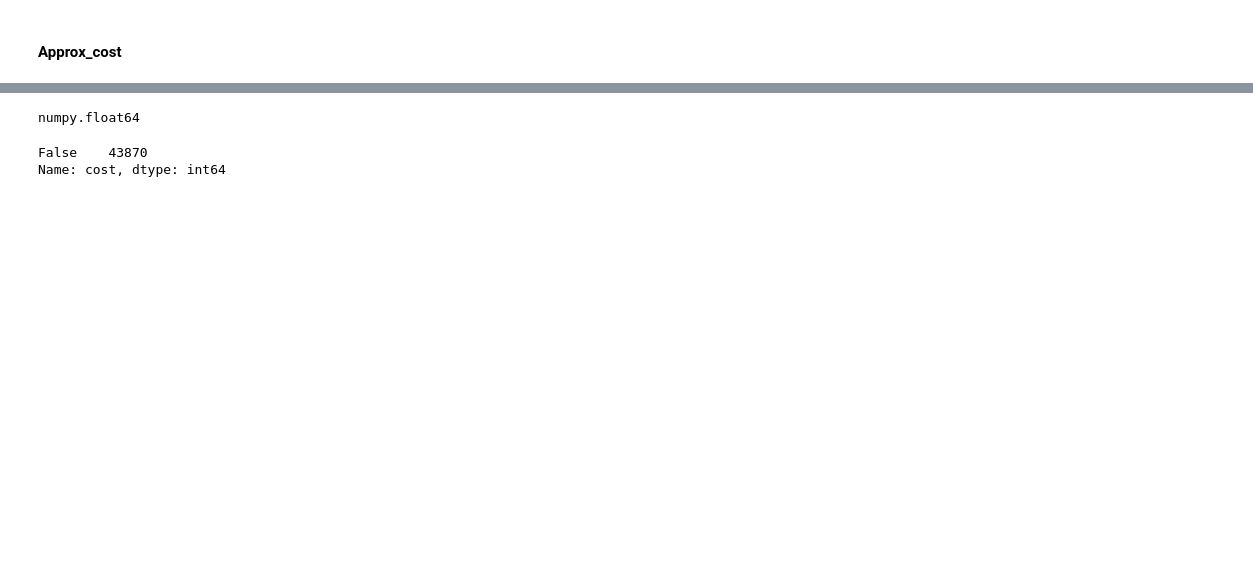
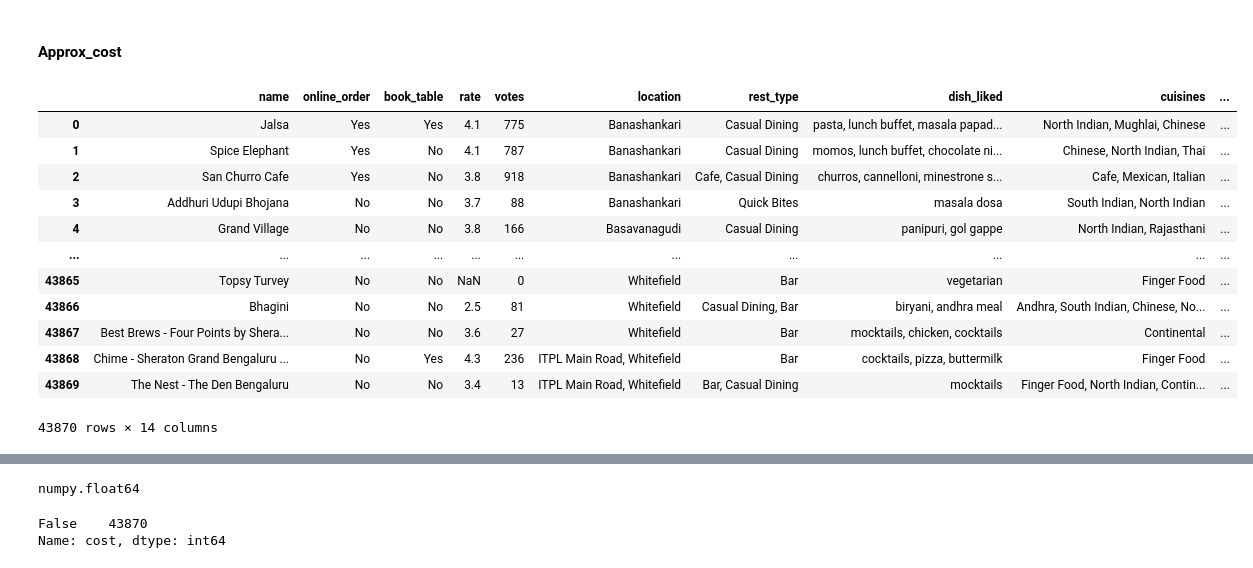
Before and after one commit to remre/datavisu, a Jupyter notebook: sample.ipynb, the cells around one changed output, grey strips where cells are left out. Saved outputs shown, nothing was run; the diff lists cells and outputs as text; code cells hidden in the pictures; blank space fills up the shorter version.

```diff
--- a/sample.ipynb
+++ b/sample.ipynb
@@ -367,7 +395,21 @@ df3 = df2.copy()
 # %%
 df3.dropna(inplace=True,subset='cost')
 # %%
-df3.reset_index(inplace=True)
+df3.reset_index(drop=True)
+# %% [output]
+|  | name | online_order | book_table | rate | votes | location | rest_type | dish_liked | cuisines | ... |
+| 0 | Jalsa | Yes | Yes | 4.1 | 775 | Banashankari | Casual Dining | pasta, lunch buffet, masala papad... | North Indian, Mughlai, Chinese | ... |
+| 1 | Spice Elephant | Yes | No | 4.1 | 787 | Banashankari | Casual Dining | momos, lunch buffet, chocolate ni... | Chinese, North Indian, Thai | ... |
+| 2 | San Churro Cafe | Yes | No | 3.8 | 918 | Banashankari | Cafe, Casual Dining | churros, cannelloni, minestrone s... | Cafe, Mexican, Italian | ... |
+| 3 | Addhuri Udupi Bhojana | No | No | 3.7 | 88 | Banashankari | Quick Bites | masala dosa | South Indian, North Indian | ... |
+| 4 | Grand Village | No | No | 3.8 | 166 | Basavanagudi | Casual Dining | panipuri, gol gappe | North Indian, Rajasthani | ... |
+| ... | ... | ... | ... | ... | ... | ... | ... | ... | ... | ... |
+| 43865 | Topsy Turvey | No | No | NaN | 0 | Whitefield | Bar | vegetarian | Finger Food | ... |
+| 43866 | Bhagini | No | No | 2.5 | 81 | Whitefield | Casual Dining, Bar | biryani, andhra meal | Andhra, South Indian, Chinese, No... | ... |
+| 43867 | Best Brews - Four Points by Shera... | No | No | 3.6 | 27 | Whitefield | Bar | mocktails, chicken, cocktails | Continental | ... |
+| 43868 | Chime - Sheraton Grand Bengaluru ... | No | Yes | 4.3 | 236 | ITPL Main Road, Whitefield | Bar | cocktails, pizza, buttermilk | Finger Food | ... |
+| 43869 | The Nest - The Den Bengaluru | No | No | 3.4 | 13 | ITPL Main Road, Whitefield | Bar, Casual Dining | mocktails | Finger Food, North Indian, Contin... | ... |
+43870 rows × 14 columns
 # %%
 df3['cost'] = df3['cost'].astype(str).apply(lambda x: x.replace(',', ''))
 # %%
```
Also changed, not shown: parts of 56 cells of this notebook.
